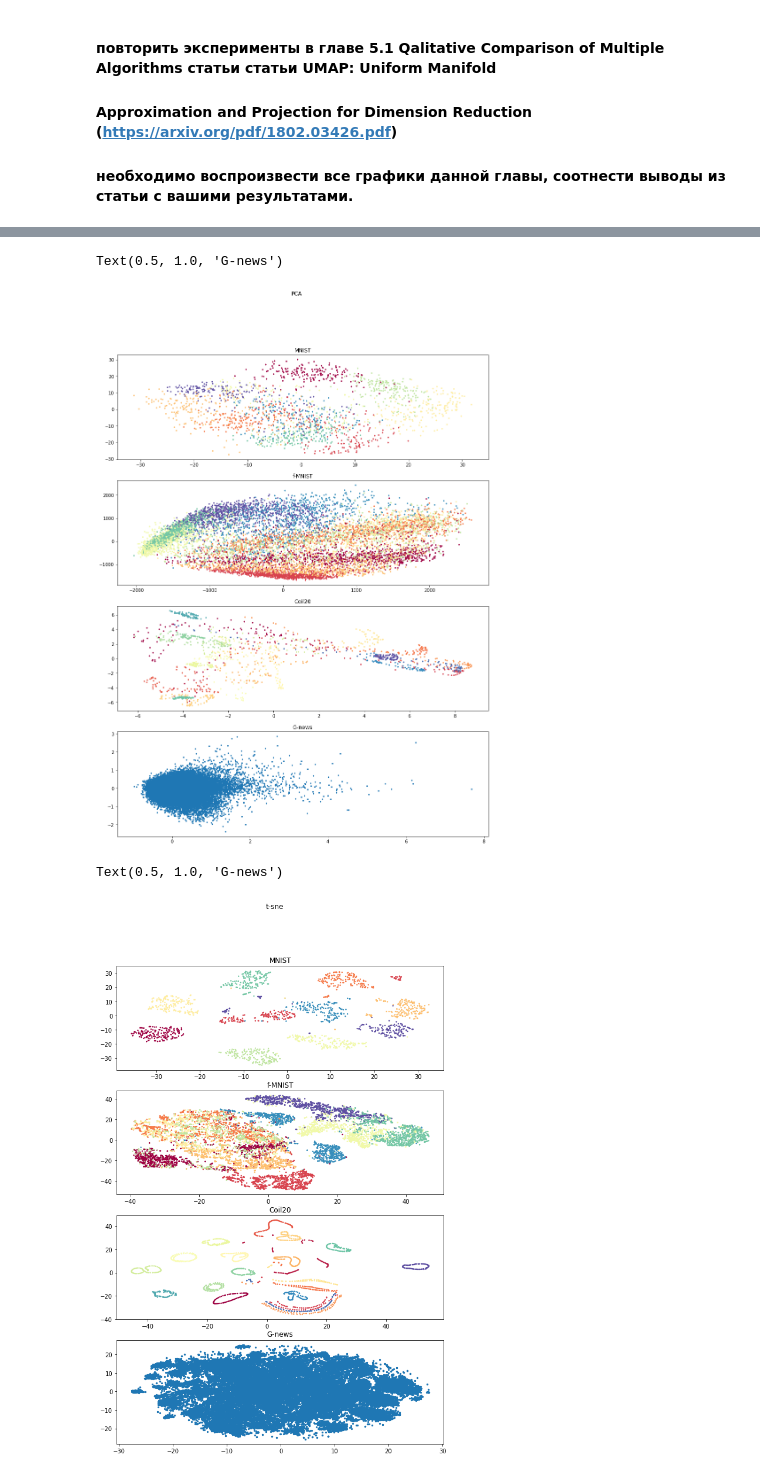
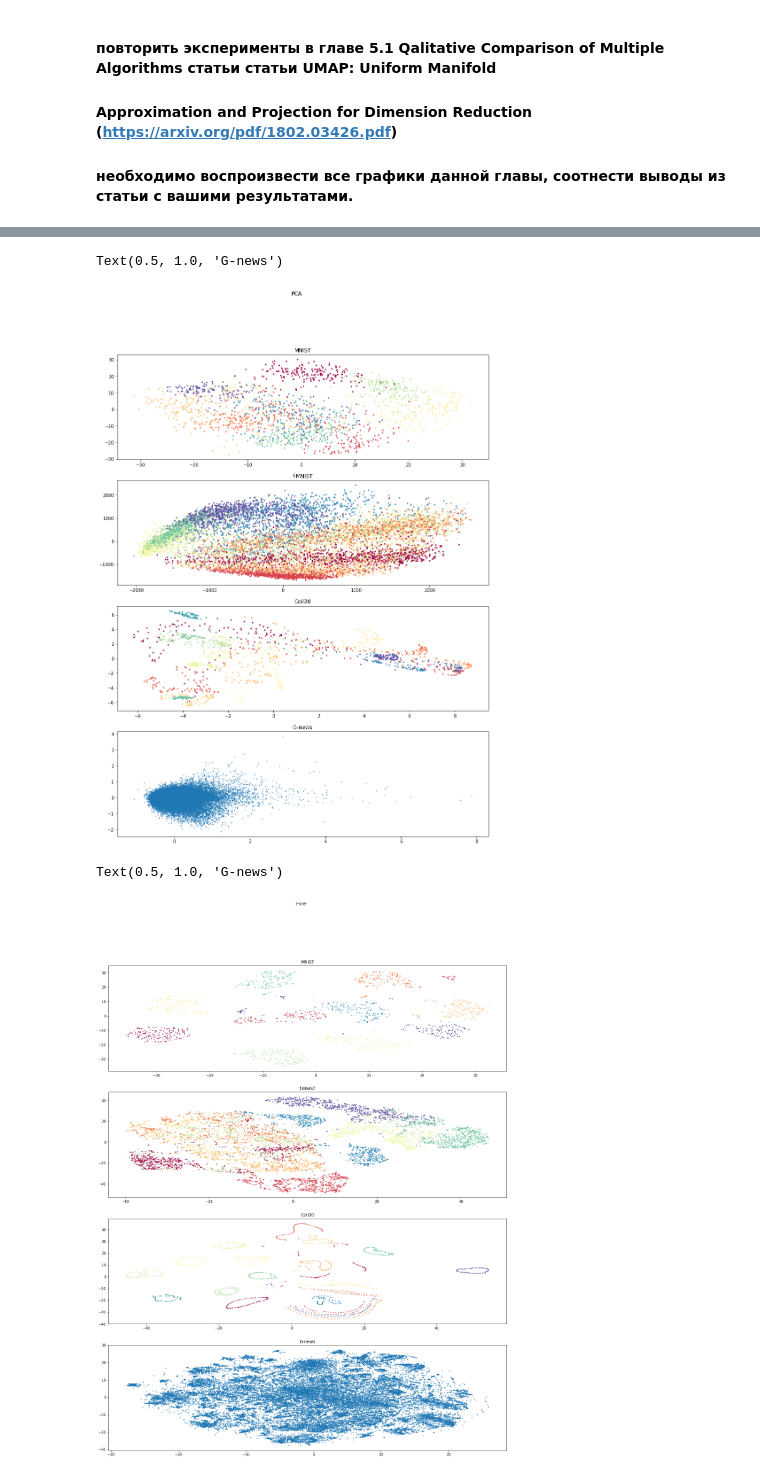
Before and after one commit to Alyona18/intelligent-systems-HW, a Jupyter notebook: second/DimensionalityReduction.ipynb, the cells around one changed output, grey strips where cells are left out. Saved outputs shown, nothing was run; the diff lists cells and outputs as text; code cells hidden in the pictures.

```diff
--- a/second/DimensionalityReduction.ipynb
+++ b/second/DimensionalityReduction.ipynb
@@ -83,0 +107,6 @@ coil20 = mat['X']
+# %%
+#Уменьшение размерности датасета из-за нехватки ОЗУ
+#При удалении этого блока будет использоваться полный датасет
+w_vectors = w_vectors[np.random.randint(w_vectors.shape[0],
+                size=int(w_vectors.shape[0]/60)), :]
+print(w_vectors.shape)
@@ -88,57 +120,71 @@ pca = PCA(n_components=2)
 # %%
 fig, axs = plt.subplots(4, figsize=(15, 20))
 fig.suptitle('PCA')
+
+#PCA algorithm for datasets
+#mnist
+
 embedding_pca_mnist = pca.fit_transform(mnist)
-
 axs[0].scatter(embedding_pca_mnist[:,0], embedding_pca_mnist[:,1],
                          cmap = 'Spectral', s = 5, c = pre_mnist.target)
 axs[0].set_title('MNIST')
+
+#fashion mnist
 
 embedding_pca_f_mnist = pca.fit_transform(f_mnist)
 axs[1].scatter(embedding_pca_f_mnist[:,0],
                            embedding_pca_f_mnist[:,1], cmap = 'Spectral', s = 5, c = f_mnist_y_test)
 axs[1].set_title('f-MNIST')
 
+# Coil20
 
 embedding_pca_coil20 = pca.fit_transform(coil20)
-
 axs[2].scatter(embedding_pca_coil20[:,0], embedding_pca_coil20[:,1],
                          cmap = 'Spectral', s = 5, c = mat['Y'])
 axs[2].set_title('Coil20')
 
+# G-news
 
-embedding_pca_G_news = pca.fit_transform(w_vectors_short)
+embedding_pca_G_news = pca.fit_transform(w_vectors)
 axs[3].scatter(embedding_pca_G_news[:,0], embedding_pca_G_news[:,1],
-                         cmap = 'Spectral', s = 5)
+                         cmap = 'Spectral', s = 1)
 axs[3].set_title('G-news')
 # %% [output]
 Text(0.5, 1.0, 'G-news')
-[figure, old version]
+[figure, new version]
 # %%
-fig, axs = plt.subplots(4, figsize=(15, 20))
+fig, axs = plt.subplots(4, figsize=(20, 25))
 fig.suptitle('t-sne')
+
+#t-sne algorithm for datasets
+#mnist
+
 embedding_tsne_mnist = tsne.fit_transform(mnist)
 
 axs[0].scatter(embedding_tsne_mnist[:,0], embedding_tsne_mnist[:,1],
                          cmap = 'Spectral', s = 2, c = pre_mnist.target)
 axs[0].set_title('MNIST')
 
+#fashion mnist
+
 embedding_tsne_f_mnist = tsne.fit_transform(f_mnist)
 axs[1].scatter(embedding_tsne_f_mnist[:,0],
                            embedding_tsne_f_mnist[:,1], cmap = 'Spectral', s = 2, c = f_mnist_y_test)
 axs[1].set_title('f-MNIST')
 
+#Coil20
+
 embedding_tsne_coil20 = tsne.fit_transform(coil20)
-
 axs[2].scatter(embedding_tsne_coil20[:,0], embedding_tsne_coil20[:,1],
                          cmap = 'Spectral', s = 2, c = mat['Y'])
 axs[2].set_title('Coil20')
 
-embedding_tsne_G_news = tsne.fit_transform(w_vectors_short)
+#G-news
+embedding_tsne_G_news = tsne.fit_transform(w_vectors)
 axs[3].scatter(embedding_tsne_G_news[:,0], embedding_tsne_G_news[:,1],
-                         cmap = 'Spectral', s = 5)
+                         cmap = 'Spectral', s = 1)
 axs[3].set_title('G-news')
 # %% [output]
 Text(0.5, 1.0, 'G-news')
-[figure, old version]
+[figure, new version]
 # %%
```
Also changed, not shown: parts of 13 cells of this notebook.
